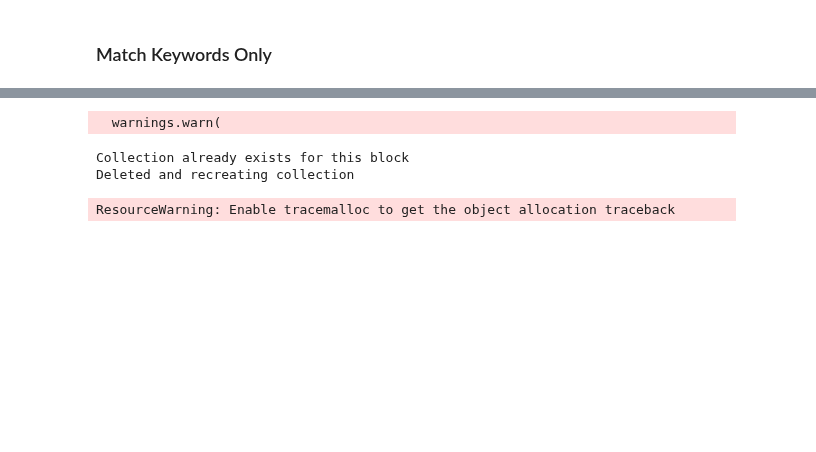
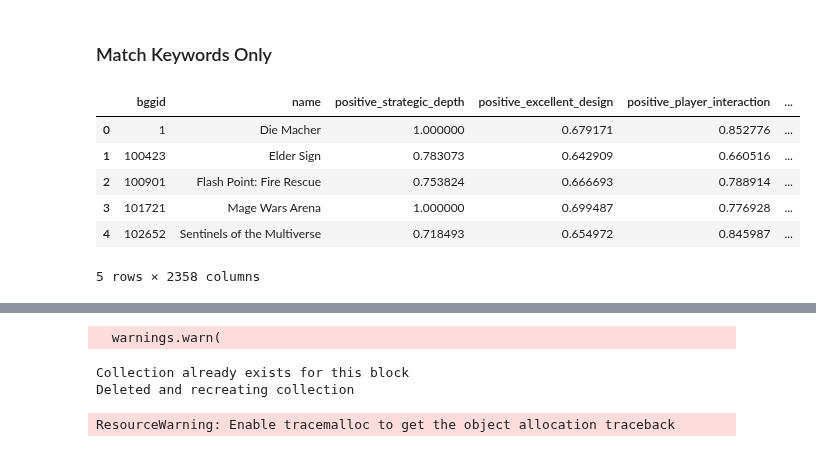
Before and after one commit to threnjen/boardgamegeek, a Jupyter notebook: exploratory_notebooks/content_sim_games.ipynb, the cells around one changed output, grey strips where cells are left out. Saved outputs shown, nothing was run; the diff lists cells and outputs as text; code cells hidden in the pictures; blank space fills up the shorter version.

```diff
--- a/exploratory_notebooks/content_sim_games.ipynb
+++ b/exploratory_notebooks/content_sim_games.ipynb
@@ -164 +204,12 @@ collection_name = "attributes_only"
+# %%
+keyword_df = df.copy().drop(columns=['about'])
+keyword_df.head()
+# %% [output]
+|  | bggid | name | positive_strategic_depth | positive_excellent_design | positive_player_interaction | ... |
+| 0 | 1 | Die Macher | 1.000000 | 0.679171 | 0.852776 | ... |
+| 1 | 100423 | Elder Sign | 0.783073 | 0.642909 | 0.660516 | ... |
+| 2 | 100901 | Flash Point: Fire Rescue | 0.753824 | 0.666693 | 0.788914 | ... |
+| 3 | 101721 | Mage Wars Arena | 1.000000 | 0.699487 | 0.776928 | ... |
+| 4 | 102652 | Sentinels of the Multiverse | 0.718493 | 0.654972 | 0.845987 | ... |
+5 rows × 2358 columns
 # %%
```
Also changed, not shown: parts of 17 cells of this notebook, 4 other files.
